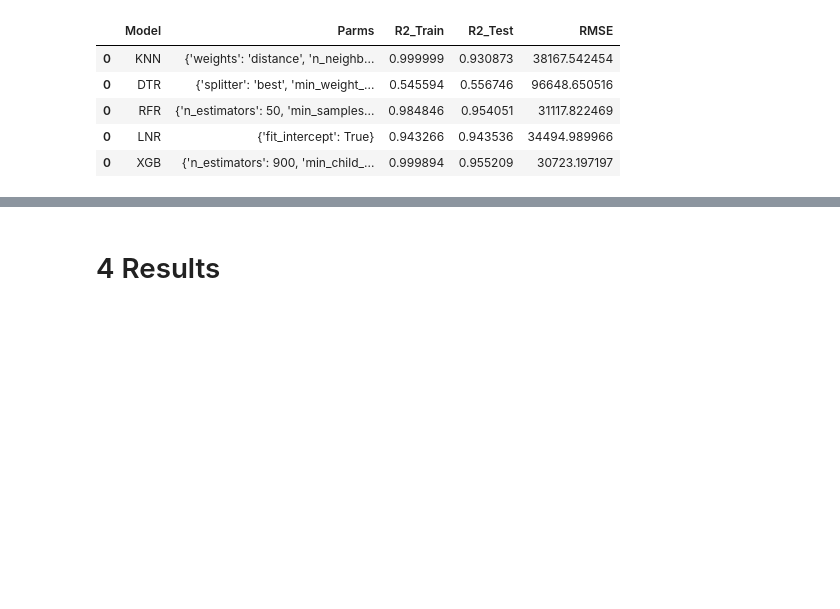
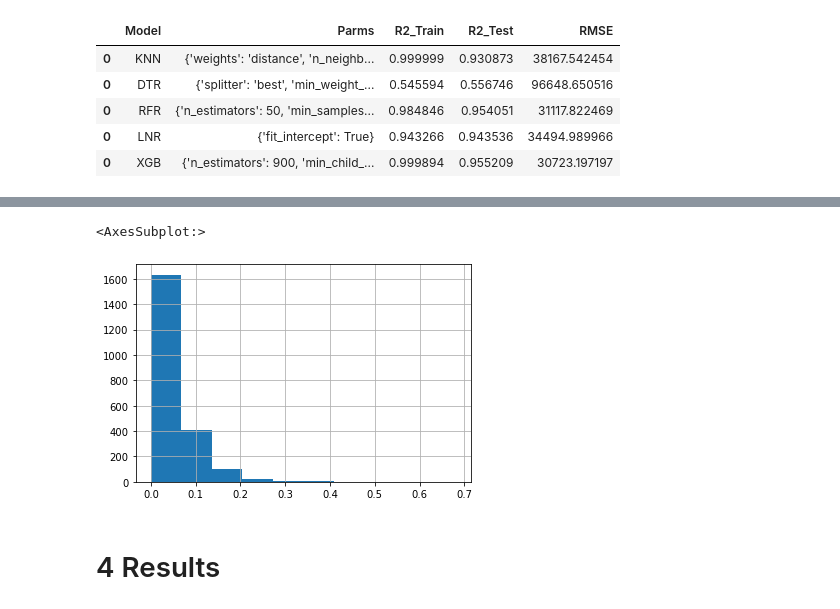
Before and after one commit to mkars01/real-estate-invest-recommender, a Jupyter notebook: notebooks/05_Modeling.ipynb, the cells around one changed output, grey strips where cells are left out. Cells and saved outputs as stored; diff of their text form; code cells hidden in the pictures; blank space fills up the shorter version.

```diff
--- a/notebooks/05_Modeling.ipynb
+++ b/notebooks/05_Modeling.ipynb
@@ -385,3 +437,8 @@ sns.heatmap(round(corr, 2), annot=True, fmt='.2f', cmap="coolwarm");
+# %%
+df_results.pct_error.hist()
+# %% [output]
+<AxesSubplot:>
+[figure, added]
 # %% [markdown]
 # 4 Results<a id='4'></a>
 # %%
```
Also changed, not shown: parts of 24 cells of this notebook, 2 other files.
